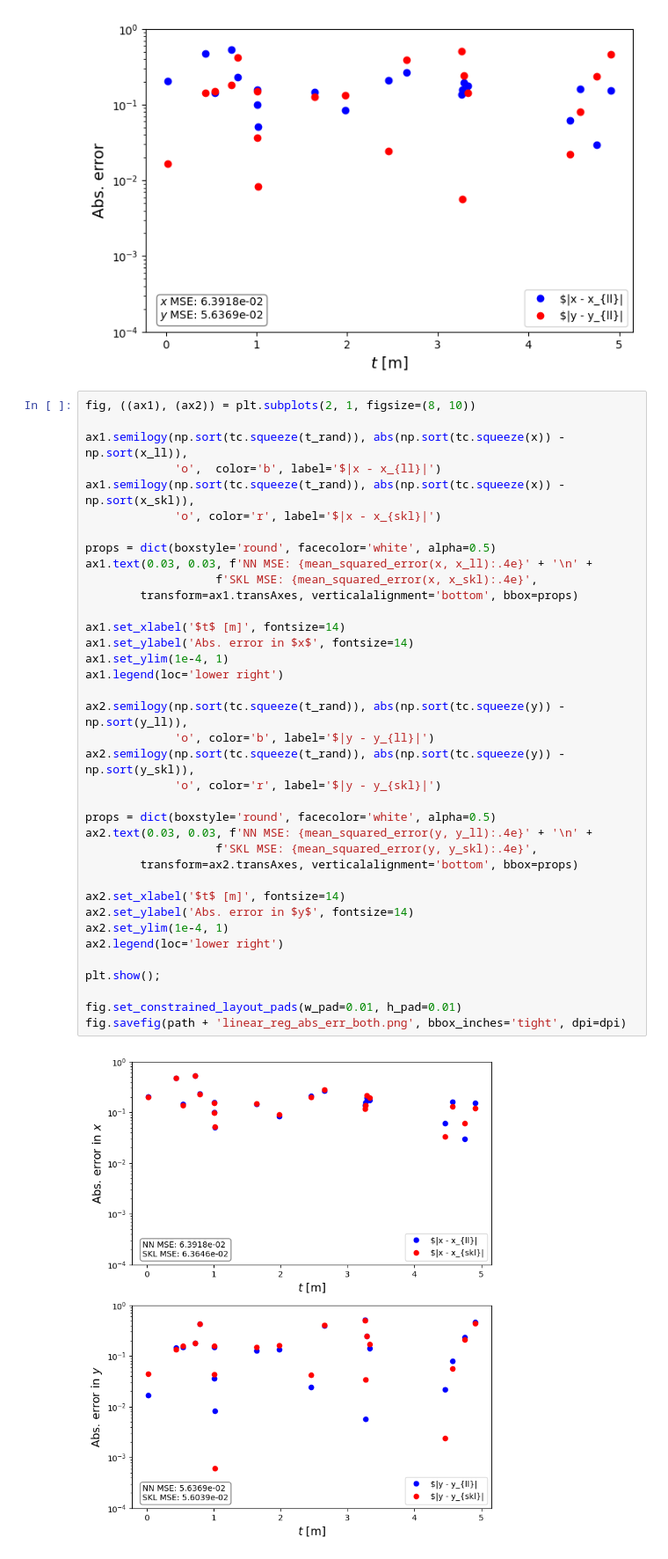
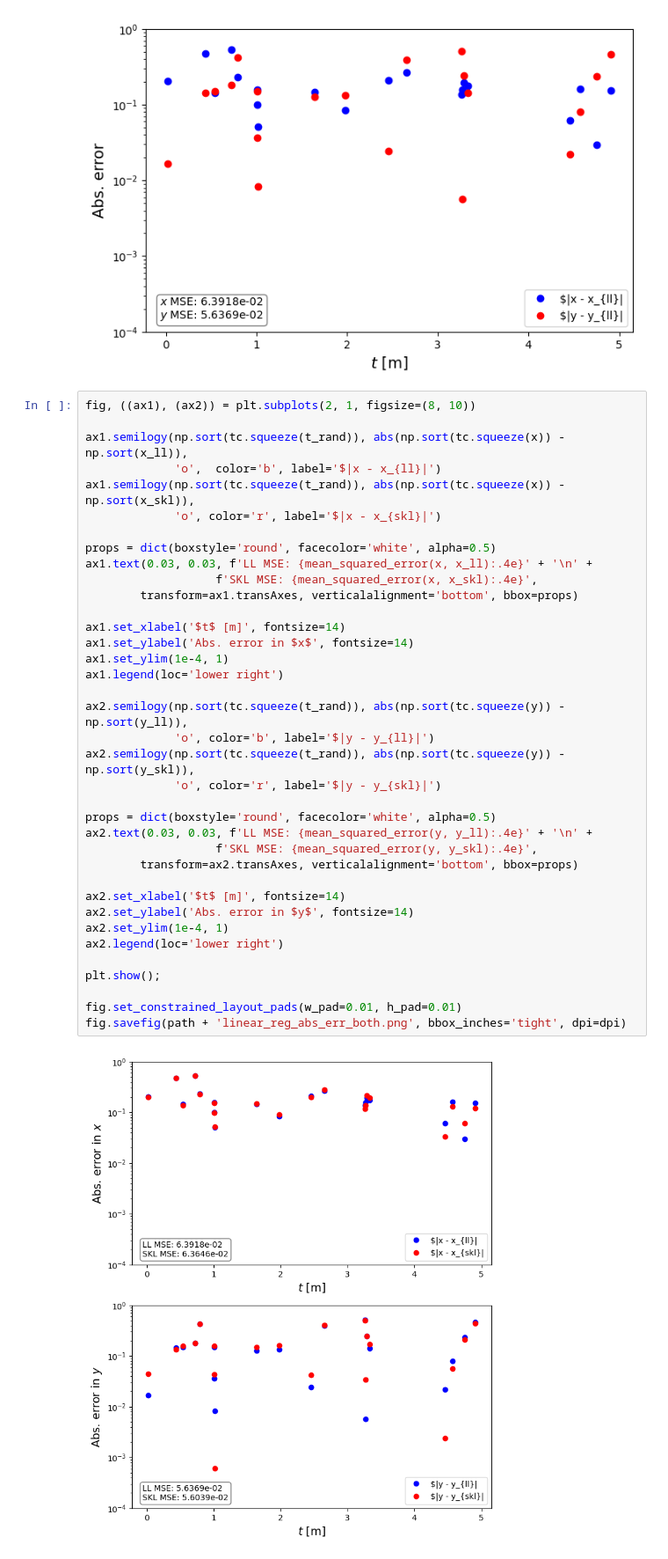
Before and after one commit to AJG91/linear-regression, a Jupyter notebook: notebooks/linear_regression-projectile_motion.ipynb, the cells around one changed output. Shown: that part at 88% size. Drawn from its saved outputs; the diff is of its cells as text.

Commit message:
Changed labels on plot

```diff
--- a/notebooks/linear_regression-projectile_motion.ipynb
+++ b/notebooks/linear_regression-projectile_motion.ipynb
@@ -297,33 +297,33 @@ ax1.semilogy(np.sort(tc.squeeze(t_rand)), abs(np.sort(tc.squeeze(x)) - np.sort(x
              'o', color='r', label='$|x - x_{skl}|')
 
 props = dict(boxstyle='round', facecolor='white', alpha=0.5)
-ax1.text(0.03, 0.03, f'NN MSE: {mean_squared_error(x, x_ll):.4e}' + '\n' +
+ax1.text(0.03, 0.03, f'LL MSE: {mean_squared_error(x, x_ll):.4e}' + '\n' +
                    f'SKL MSE: {mean_squared_error(x, x_skl):.4e}',
         transform=ax1.transAxes, verticalalignment='bottom', bbox=props)
 
 ax1.set_xlabel('$t$ [m]', fontsize=14)
 ax1.set_ylabel('Abs. error in $x$', fontsize=14)
 ax1.set_ylim(1e-4, 1)
 ax1.legend(loc='lower right')
 
 ax2.semilogy(np.sort(tc.squeeze(t_rand)), abs(np.sort(tc.squeeze(y)) - np.sort(y_ll)),
              'o', color='b', label='$|y - y_{ll}|')
 ax2.semilogy(np.sort(tc.squeeze(t_rand)), abs(np.sort(tc.squeeze(y)) - np.sort(y_skl)),
              'o', color='r', label='$|y - y_{skl}|')
 
 props = dict(boxstyle='round', facecolor='white', alpha=0.5)
-ax2.text(0.03, 0.03, f'NN MSE: {mean_squared_error(y, y_ll):.4e}' + '\n' +
+ax2.text(0.03, 0.03, f'LL MSE: {mean_squared_error(y, y_ll):.4e}' + '\n' +
                    f'SKL MSE: {mean_squared_error(y, y_skl):.4e}',
         transform=ax2.transAxes, verticalalignment='bottom', bbox=props)
 
 ax2.set_xlabel('$t$ [m]', fontsize=14)
 ax2.set_ylabel('Abs. error in $y$', fontsize=14)
 ax2.set_ylim(1e-4, 1)
 ax2.legend(loc='lower right')
 
 plt.show();
 
 fig.set_constrained_layout_pads(w_pad=0.01, h_pad=0.01)
 fig.savefig(path + 'linear_reg_abs_err_both.png', bbox_inches='tight', dpi=dpi)
 # %% [output]
-[figure, old version]
+[figure, new version]
```
Also changed, not shown: 1 other file.
